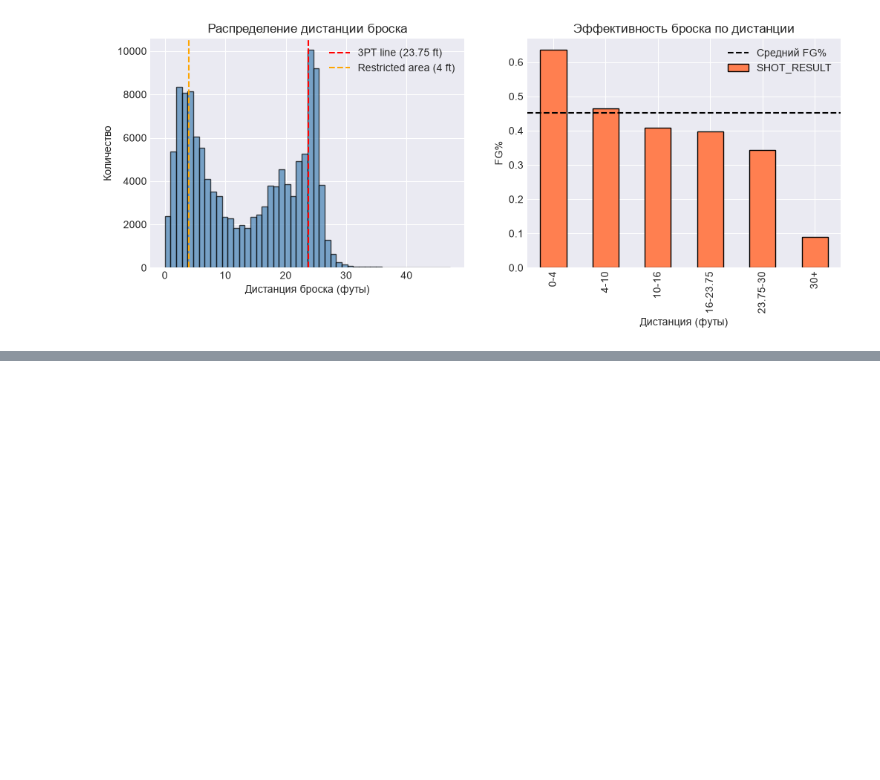
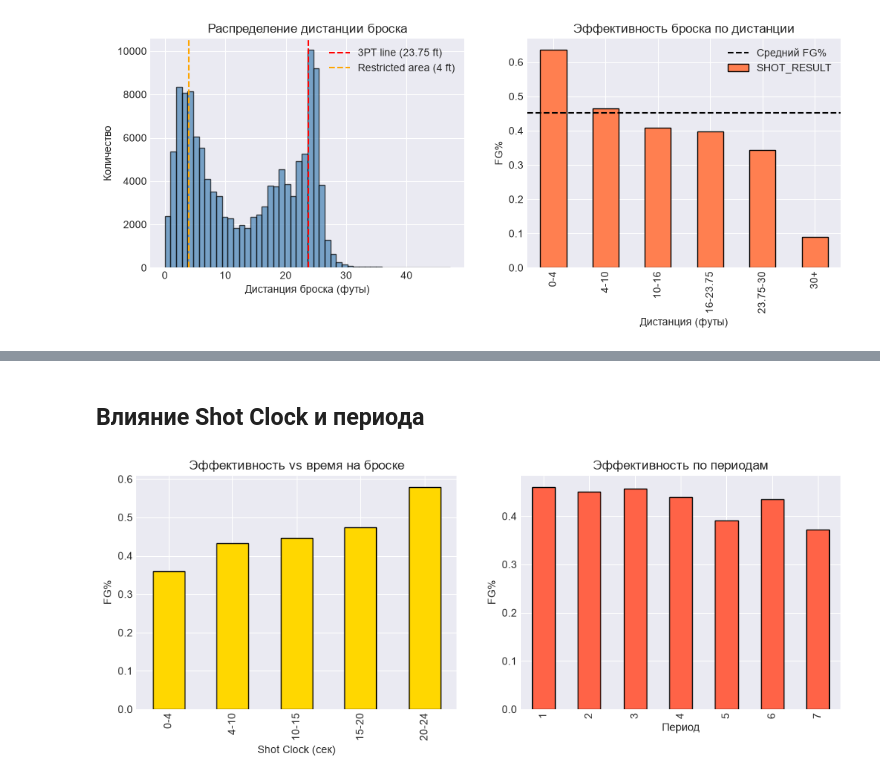
Before and after one commit to night1101/NBA_pbp, a Jupyter notebook: 01.ipynb, the cells around one changed output, grey strips where cells are left out. Saved outputs shown, nothing was run; the diff lists cells and outputs as text; code cells hidden in the pictures; blank space fills up the shorter version.

```diff
--- a/01.ipynb
+++ b/01.ipynb
@@ -106,0 +131,26 @@ plt.show()
+# %% [markdown]
+## Влияние Shot Clock и периода
+# %%
+fig, ax = plt.subplots(1, 2, figsize=(12, 4))
+
+# Shot Clock
+df['sc_bucket'] = pd.cut(df['SHOT_CLOCK'],
+                          bins=[0, 4, 10, 15, 20, 24],
+                          labels=['0-4', '4-10', '10-15', '15-20', '20-24'])
+fg_by_sc = df.groupby('sc_bucket')['SHOT_RESULT'].apply(
+    lambda x: (x == 'made').mean())
+fg_by_sc.plot(kind='bar', ax=ax[0], color='gold', edgecolor='black')
+ax[0].set_xlabel('Shot Clock (сек)')
+ax[0].set_ylabel('FG%')
+ax[0].set_title('Эффективность vs время на броске')
+
+# Период
+fg_by_period = df.groupby('PERIOD')['SHOT_RESULT'].apply(
+    lambda x: (x == 'made').mean())
+fg_by_period.plot(kind='bar', ax=ax[1], color='tomato', edgecolor='black')
+ax[1].set_xlabel('Период')
+ax[1].set_ylabel('FG%')
+ax[1].set_title('Эффективность по периодам')
+plt.show()
+# %% [output]
+[figure, added]
```
Also changed, not shown: parts of 5 cells of this notebook.
